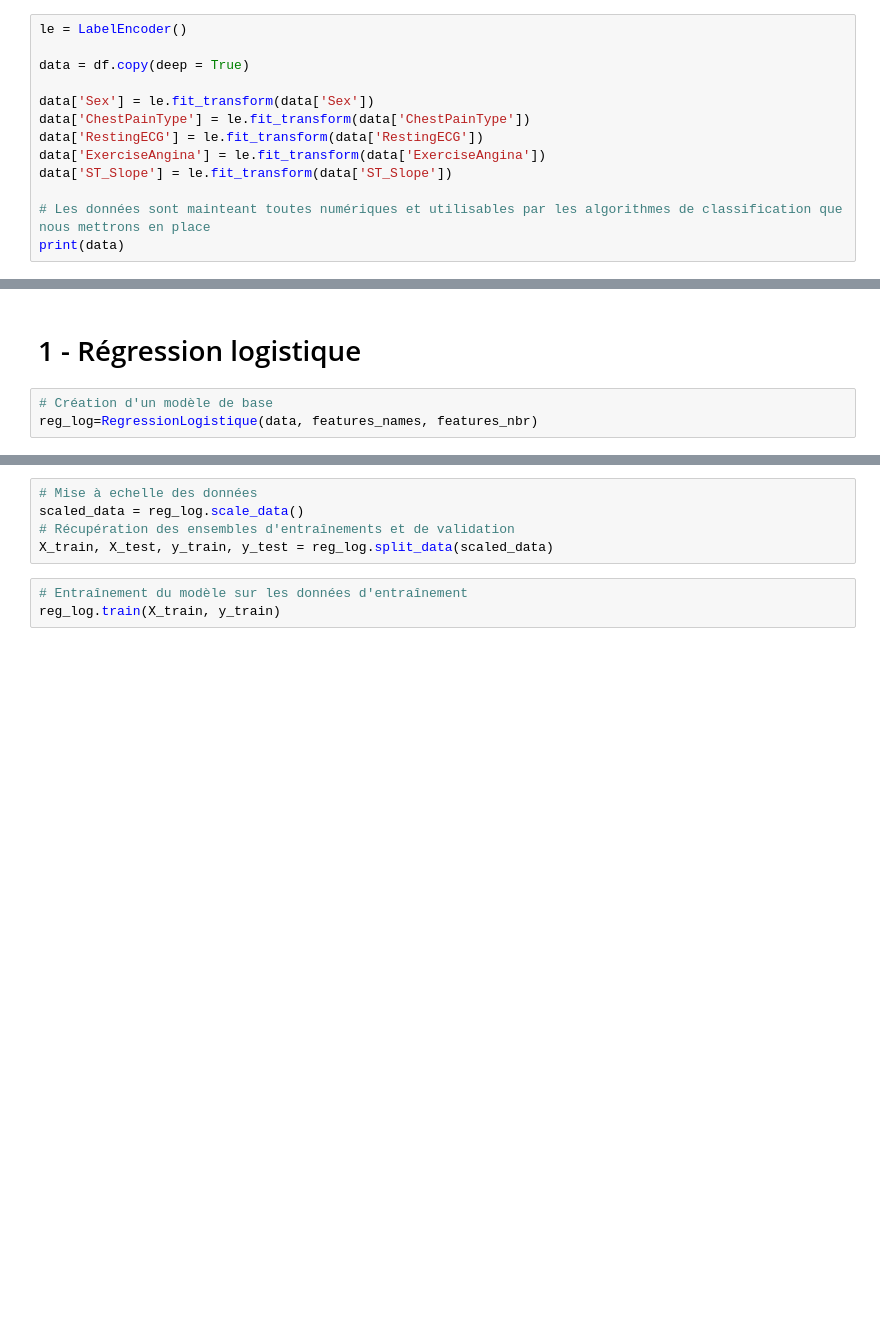
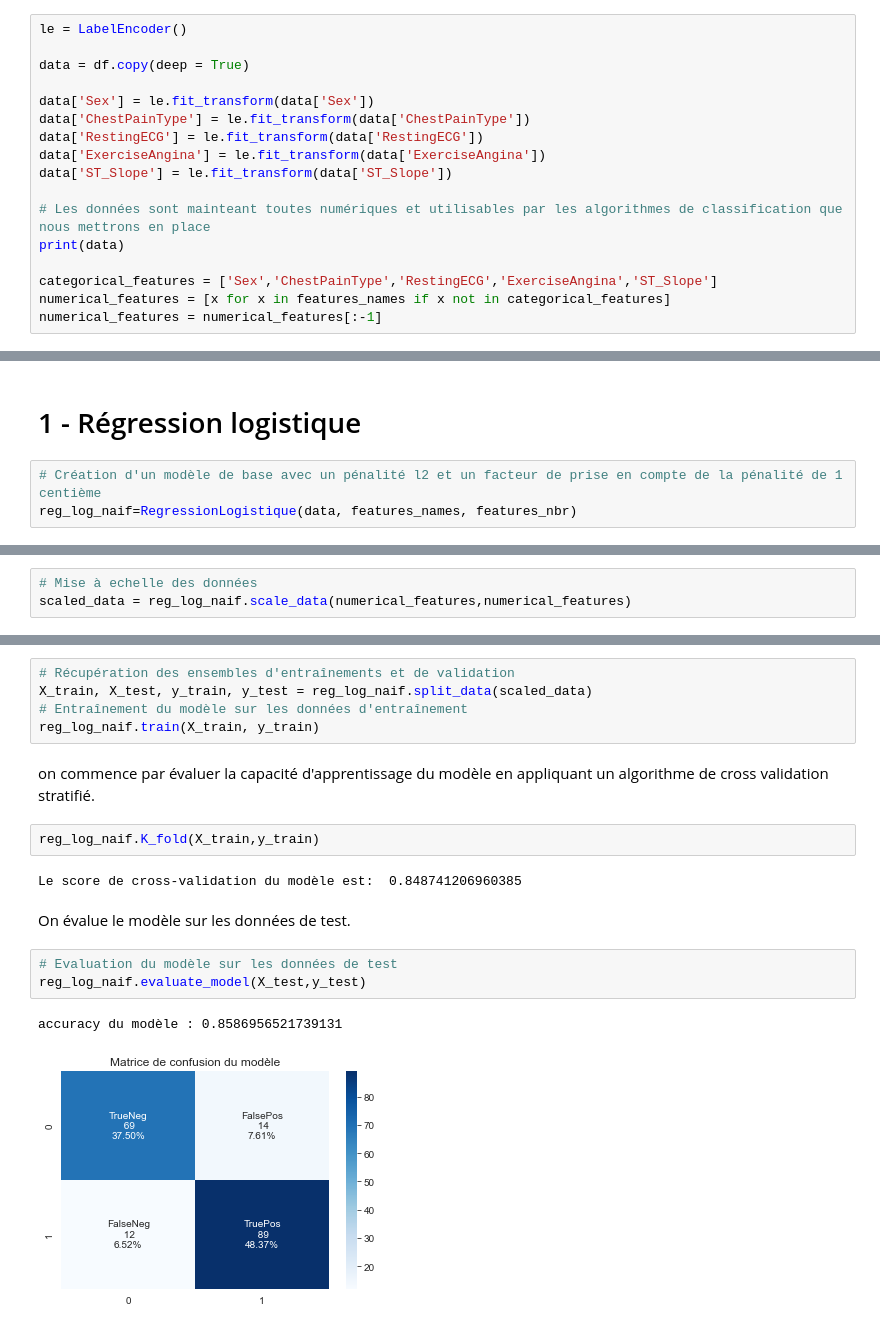
Before and after one commit to MorganChabaudENSSAT/projet_ift712, a Jupyter notebook: Projet IFT712.ipynb, the cells around one changed output, grey strips where cells are left out. Drawn from its saved outputs; the diff is of its cells as text; blank space fills up the shorter version.

Commit message:
feat : implémentation de l'algorithme de régression logistique terminée

```diff
--- a/Projet IFT712.ipynb
+++ b/Projet IFT712.ipynb
@@ -94,6 +95,10 @@ data['ST_Slope'] = le.fit_transform(data['ST_Slope'])
 
 # Les données sont mainteant toutes numériques et utilisables par les algorithmes de classification que nous mettrons en place
 print(data)
+
+categorical_features = ['Sex','ChestPainType','RestingECG','ExerciseAngina','ST_Slope']
+numerical_features = [x for x in features_names if x not in categorical_features]
+numerical_features = numerical_features[:-1]
 # %% [output]
      Age  Sex  ChestPainType  RestingBP  Cholesterol  FastingBS  RestingECG  \
 0     40    1              1        140          289          0           1
@@ -147,7 +152,7 @@ Les données semblent suivre approximativement une distribution normale dans une
 # %% [markdown]
 # 1 - Régression logistique #
 # %%
-# Création d'un modèle de base
-reg_log=RegressionLogistique(data, features_names, features_nbr)
+# Création d'un modèle de base avec un pénalité l2 et un facteur de prise en compte de la pénalité de 1 centième
+reg_log_naif=RegressionLogistique(data, features_names, features_nbr)
 # %% [markdown]
 On met à l'echelle les données afin de réduire l'impact des différentes valeurs que peuvent prendre les données sur la précision du modèle.
@@ -160,0 +160,3 @@ On standardise les données suivant déjà une distribution gaussienne  pour emp
+# %%
+# Mise à echelle des données
+scaled_data = reg_log_naif.scale_data(numerical_features,numerical_features)
@@ -161,8 +165,19 @@ On standardise les données suivant déjà une distribution gaussienne  pour emp
 # %%
-# Mise à echelle des données
-scaled_data = reg_log.scale_data()
 # Récupération des ensembles d'entraînements et de validation
-X_train, X_test, y_train, y_test = reg_log.split_data(scaled_data)
+X_train, X_test, y_train, y_test = reg_log_naif.split_data(scaled_data)
+# Entraînement du modèle sur les données d'entraînement
+reg_log_naif.train(X_train, y_train)
+# %% [markdown]
+on commence par évaluer la capacité d'apprentissage du modèle en appliquant un algorithme de cross validation stratifié.
+# %%
+reg_log_naif.K_fold(X_train,y_train)
+# %% [output]
+Le score de cross-validation du modèle est:  0.848741206960385
+# %% [markdown]
+On évalue le modèle sur les données de test.
 # %%
-# Entraînement du modèle sur les données d'entraînement
-reg_log.train(X_train, y_train)
+# Evaluation du modèle sur les données de test
+reg_log_naif.evaluate_model(X_test,y_test)
+# %% [output]
+accuracy du modèle : 0.8586956521739131
+[figure, added]
```
Also changed, not shown: parts of 22 cells of this notebook, 1 other file.
